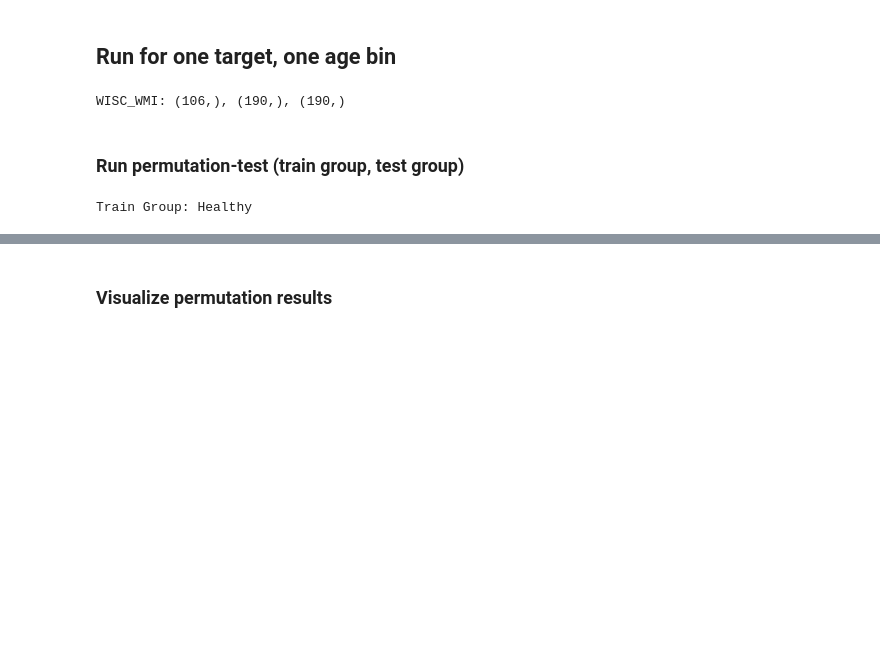
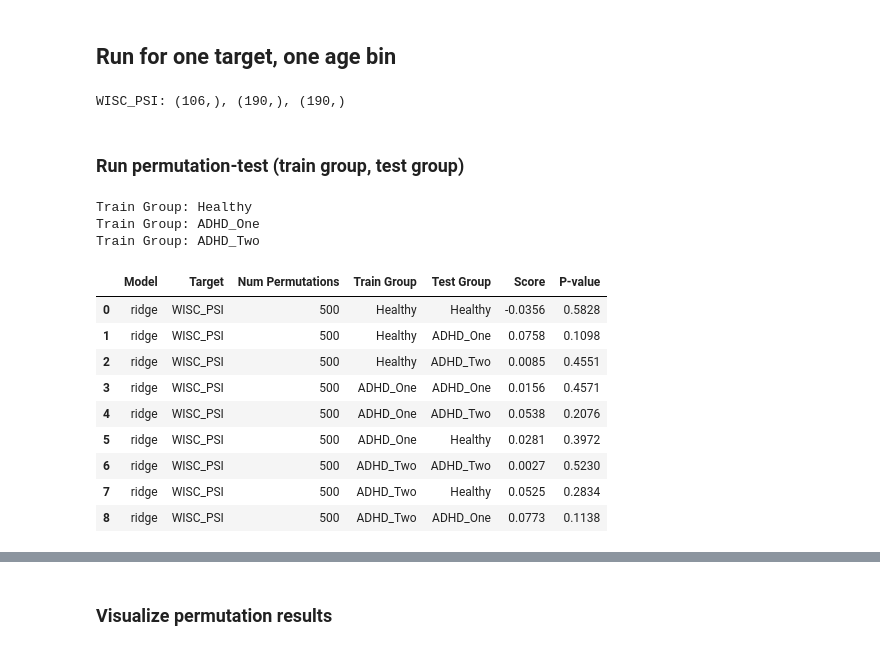
Before and after one commit to Brian-Pho/MSc_Research-Project, a Jupyter notebook: src/Models/Cross Prediction/Diagnosis.ipynb, the cells around one changed output, grey strips where cells are left out. Drawn from its saved outputs; the diff is of its cells as text; code cells hidden in the pictures; blank space fills up the shorter version.

```diff
--- a/src/Models/Cross Prediction/Diagnosis.ipynb
+++ b/src/Models/Cross Prediction/Diagnosis.ipynb
@@ -51,14 +51,14 @@ from sklearn.pipeline import make_pipeline
 # %% [markdown]
 ## Run for one target, one age bin
 # %%
-selected_target = "WISC_WMI"
+selected_target = "WISC_PSI"
 y_healthy = Y_healthy[selected_target]
 y_adhd_one = Y_adhd_one[selected_target]
 y_adhd_two = Y_adhd_two[selected_target]
 
 print(f'{selected_target}: {y_healthy.shape}, {y_adhd_one.shape}, {y_adhd_two.shape}')
 # %% [output]
-WISC_WMI: (106,), (190,), (190,)
+WISC_PSI: (106,), (190,), (190,)
 # %%
 healthy = (X_healthy, y_healthy)
 adhd_one = (X_adhd_one, y_adhd_one)
@@ -72,7 +72,7 @@ adhd_two_cv = [(train, test) for train, test in RKF_10_10.split(adhd_two[0])]
 # %%
 %%time
 # From previous results
-diag_alphas = [20000, 5000, 5000]
+diag_alphas = [5000, 35000, 35000]
 diag_labels = [
     ['Healthy', 'ADHD_One', 'ADHD_Two'],
     ['ADHD_One', 'ADHD_Two', 'Healthy'],
@@ -93,30 +93,42 @@ results = []
 for diag_alpha, diags, diags_cv, label in zip(diag_alphas, diag_order, diag_cv_order, diag_labels):
     train_diag, test_diag_one, test_diag_two = diags[0], diags[1], diags[2]
     train_diag_cv, test_diag_one_cv, test_diag_two_cv = diags_cv[0], diags_cv[1], diags_cv[2]
 
     pipe = make_pipeline(StandardScaler(), Ridge(alpha=diag_alpha))
     result = custom_permutation_test_score(
         pipe, train_diag, test_diag_one, test_diag_two,
         train_diag_cv, test_diag_one_cv, test_diag_two_cv, N_PERM, unimetric_scorer)
 
     for r, p, group in zip(result[0], result[2], label):
         results.append({
             'Model': 'ridge',
             'Target': selected_target,
             'Num Permutations': N_PERM,
             'Train Group': label[0],
             'Test Group': group,
             'Score': r,
             'P-value': p,
         })
 #     print(results[-3:])
     print(f'Train Group: {label[0]}')
 
 results_df = pd.DataFrame(results)
 display(results_df.round(4))
 filename = f'ridge_pts_diagnosis_cross_prediction.csv'
 output_path = join(CROSS_PRED_RESULTS, filename)
 mode = 'a' if exists(output_path) else 'w'
 results_df.to_csv(output_path, mode=mode, header=not exists(output_path))
 # %% [output]
 Train Group: Healthy
+Train Group: ADHD_One
+Train Group: ADHD_Two
+|  | Model | Target | Num Permutations | Train Group | Test Group | Score | P-value |
+| 0 | ridge | WISC_PSI | 500 | Healthy | Healthy | -0.0356 | 0.5828 |
+| 1 | ridge | WISC_PSI | 500 | Healthy | ADHD_One | 0.0758 | 0.1098 |
+| 2 | ridge | WISC_PSI | 500 | Healthy | ADHD_Two | 0.0085 | 0.4551 |
+| 3 | ridge | WISC_PSI | 500 | ADHD_One | ADHD_One | 0.0156 | 0.4571 |
+| 4 | ridge | WISC_PSI | 500 | ADHD_One | ADHD_Two | 0.0538 | 0.2076 |
+| 5 | ridge | WISC_PSI | 500 | ADHD_One | Healthy | 0.0281 | 0.3972 |
+| 6 | ridge | WISC_PSI | 500 | ADHD_Two | ADHD_Two | 0.0027 | 0.5230 |
+| 7 | ridge | WISC_PSI | 500 | ADHD_Two | Healthy | 0.0525 | 0.2834 |
+| 8 | ridge | WISC_PSI | 500 | ADHD_Two | ADHD_One | 0.0773 | 0.1138 |
```
Also changed, not shown: parts of 1 cell of this notebook, 14 other files.
